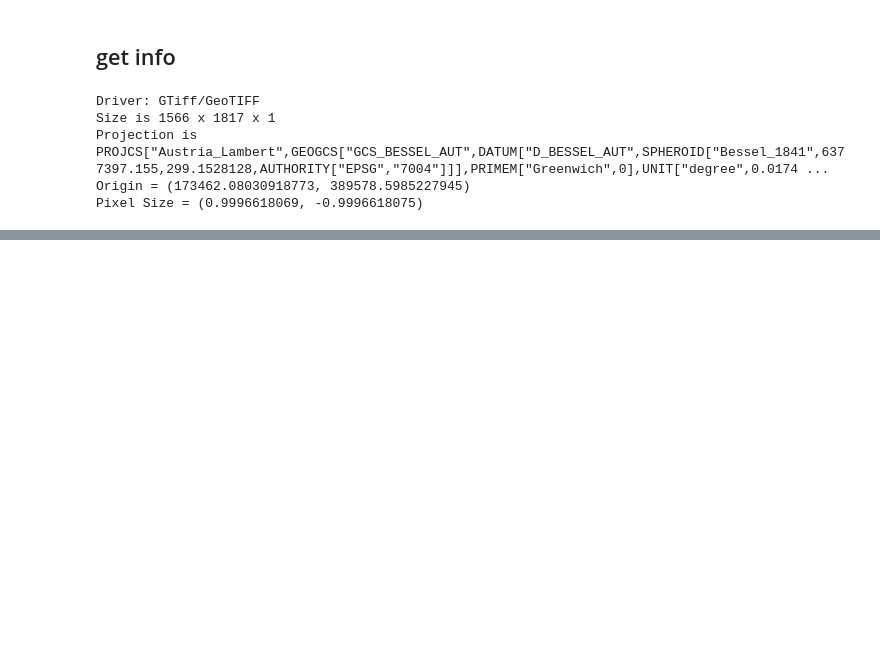
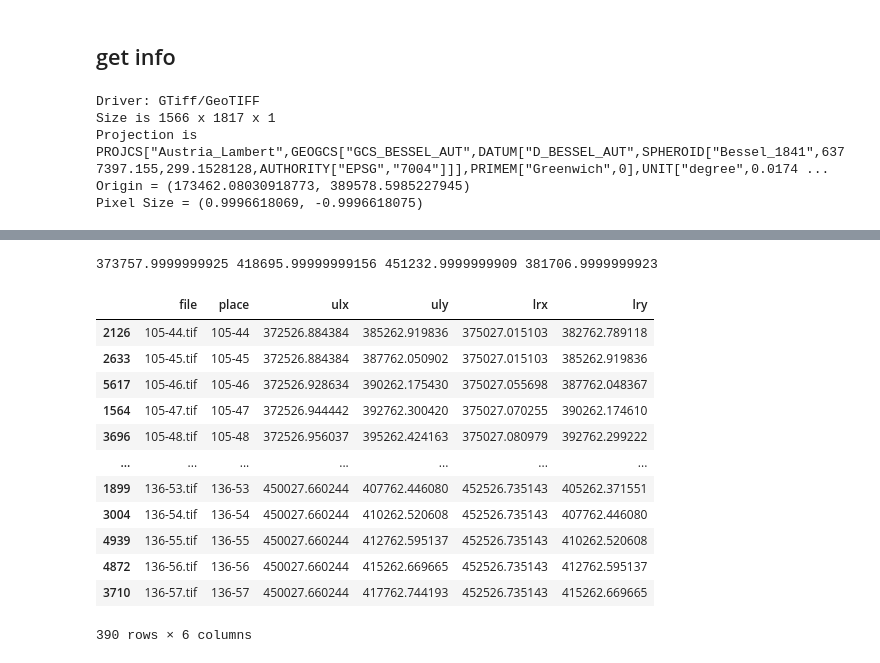
Before and after one commit to satlawa/edin_diss_geo, a Jupyter notebook: DTM_get_extend.ipynb, the cells around one changed output, grey strips where cells are left out. Saved outputs shown, nothing was run; the diff lists cells and outputs as text; code cells hidden in the pictures; blank space fills up the shorter version.

```diff
--- a/DTM_get_extend.ipynb
+++ b/DTM_get_extend.ipynb
@@ -96,3 +84,3 @@ extend
 # %%
 df = pd.DataFrame(extend)
-df.columns =['file','ulx','uly','lrx','lry']
+df.columns =['file','place','ulx','uly','lrx','lry']
@@ -135,0 +87,2 @@ df[(df['ulx'] > e_ulx) & (df['lrx'] < e_lrx) & (df['uly'] > e_uly) & (df['lry']
+# %%
+df = df.sort_values('file')
@@ -135,0 +91,24 @@ df[(df['ulx'] > e_ulx) & (df['lrx'] < e_lrx) & (df['uly'] > e_uly) & (df['lry']
+# %%
+t_ulx,t_uly,t_lrx,t_lry = get_extend('/media/philipp/ed7d22ba-5a3b-4d31-bf6c-6add6e106b3d/test/256x256/ortho_1.tif')
+# %%
+print(t_ulx,t_uly,t_lrx,t_lry)
+# %% [output]
+373757.9999999925 418695.99999999156 451232.9999999909 381706.9999999923
+# %%
+x = df[(t_ulx <= df['lrx']) & (t_lrx >= df['ulx']) & (t_uly >= df['uly']) & (t_lry <= df['lry'])]
+# %%
+x
+# %% [output]
+|  | file | place | ulx | uly | lrx | lry |
+| 2126 | 105-44.tif | 105-44 | 372526.884384 | 385262.919836 | 375027.015103 | 382762.789118 |
+| 2633 | 105-45.tif | 105-45 | 372526.884384 | 387762.050902 | 375027.015103 | 385262.919836 |
+| 5617 | 105-46.tif | 105-46 | 372526.928634 | 390262.175430 | 375027.055698 | 387762.048367 |
+| 1564 | 105-47.tif | 105-47 | 372526.944442 | 392762.300420 | 375027.070255 | 390262.174610 |
+| 3696 | 105-48.tif | 105-48 | 372526.956037 | 395262.424163 | 375027.080979 | 392762.299222 |
+| ... | ... | ... | ... | ... | ... | ... |
+| 1899 | 136-53.tif | 136-53 | 450027.660244 | 407762.446080 | 452526.735143 | 405262.371551 |
+| 3004 | 136-54.tif | 136-54 | 450027.660244 | 410262.520608 | 452526.735143 | 407762.446080 |
+| 4939 | 136-55.tif | 136-55 | 450027.660244 | 412762.595137 | 452526.735143 | 410262.520608 |
+| 4872 | 136-56.tif | 136-56 | 450027.660244 | 415262.669665 | 452526.735143 | 412762.595137 |
+| 3710 | 136-57.tif | 136-57 | 450027.660244 | 417762.744193 | 452526.735143 | 415262.669665 |
+390 rows × 6 columns
```
Also changed, not shown: parts of 13 cells of this notebook, 4 other files.
